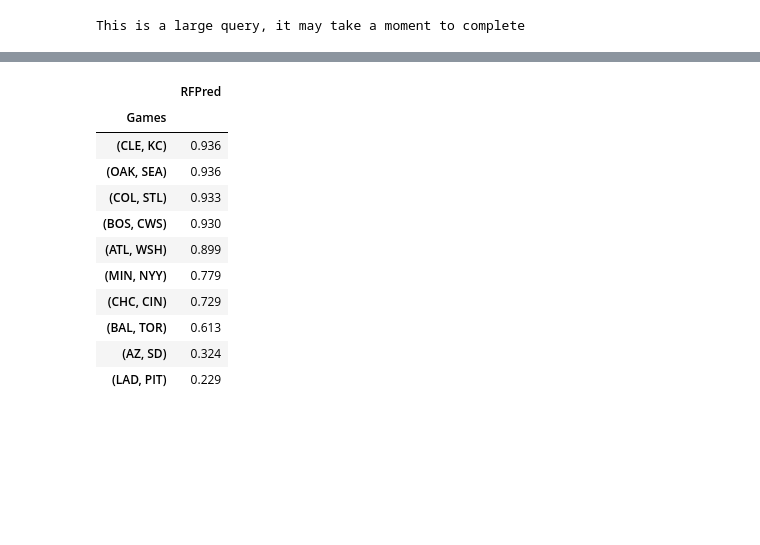
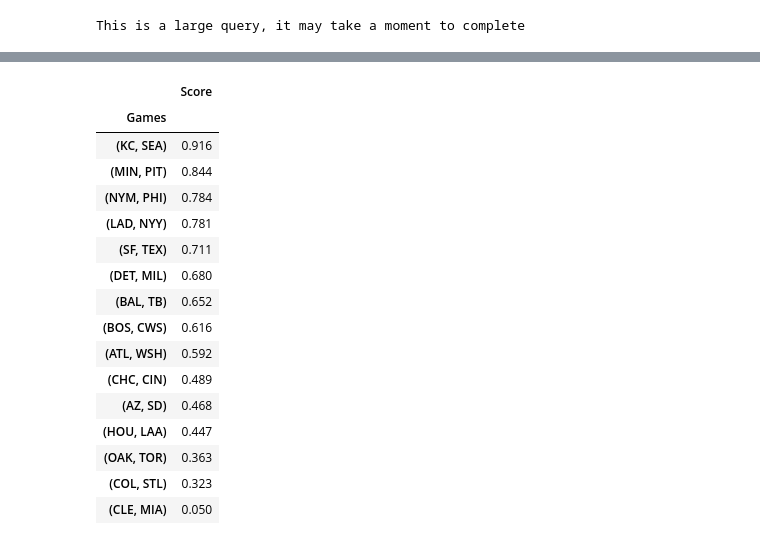
Before and after one commit to Cbkaplinger/Random-Projects, a Jupyter notebook: MLB/NRFI.ipynb, the cells around one changed output, grey strips where cells are left out. Drawn from its saved outputs; the diff is of its cells as text; code cells hidden in the pictures; blank space fills up the shorter version.

Commit message:
Added Gradient Boosting and tuned the models

```diff
--- a/MLB/NRFI.ipynb
+++ b/MLB/NRFI.ipynb
@@ -551,6 +539,7 @@ TodaysData1
 # %%
-Train5 = Train4
-TodaysData2 = TodaysData1
+# Ensure Train5 and TodaysData2 are copies of Train4 and TodaysData1 respectively
+Train5 = Train4.copy()
+TodaysData2 = TodaysData1.copy()
 
 # Dictionary to store the label encoders
 label_encoders = {}
@@ -567,7 +556,7 @@ for col in non_numeric_columns_train:
     if col not in TodaysData2.columns:
         print(f"Warning: Column {col} from training data is not present in today's data.")
         # Adding the missing column with a default value
-        TodaysData2[col] = 1000
+        TodaysData2[col] = 536
 
 # Encode non-numeric columns in TodaysData1 using the same encoders
 non_numeric_columns_today = TodaysData2.select_dtypes(exclude=['float64', 'int64']).columns
@@ -580,7 +569,7 @@ for col in non_numeric_columns_today:
             if item in unique_values:
                 encoded_values.append(label_encoder.transform([item])[0])
             else:
-                encoded_values.append(1000)
+                encoded_values.append(536)  # Using 536 as a placeholder for unknown categories
         TodaysData2[col] = encoded_values
     else:
         print(f"Warning: Column {col} is not present in the training data.")
@@ -589,18 +578,26 @@ for col in non_numeric_columns_today:
         TodaysData2[col] = label_encoder.fit_transform(TodaysData2[col])
         label_encoders[col] = label_encoder
 # %%
-pbpFeatures = Train5.drop(columns = ["NRFI"]).values.reshape(-1, 16)
-pbpLabel = Train5["NRFI"].values.reshape(-1, 1)
-TodayFeatures = TodaysData2.drop(columns = ["NRFI"]).values.reshape(-1, 16)
+TrainFeatures = Train5.drop(columns = ["IP", "NRFI"]).values.reshape(-1, 16)
+TrainLabel = Train5["NRFI"].values.reshape(-1, 1)
+TodayFeatures = TodaysData2.drop(columns = ["IP", "NRFI"]).values.reshape(-1, 16)
 
-rf_regressor = RandomForestRegressor(n_estimators=175, max_leaf_nodes = 10, max_depth = 100)
-rf_regressor.fit(pbpFeatures, pbpLabel)
+rf_regressor = RandomForestRegressor(n_estimators=150, max_leaf_nodes = 30, max_depth = 5)
+rf_regressor.fit(TrainFeatures, TrainLabel)
 RFpred = rf_regressor.predict(TodayFeatures)
 
 TodaysData2["RFPred"] = RFpred
+# %%
+gb_regressor = GradientBoostingRegressor(n_estimators=175, min_samples_leaf = 2, max_depth=3, max_features='log2', learning_rate=0.05)
+gb_regressor.fit(TrainFeatures, TrainLabel)
+GBpred = gb_regressor.predict(TodayFeatures)
+
+TodaysData2["GBPred"] = GBpred
 # %%
 for col in non_numeric_columns_today:
     if col in label_encoders:
         label_encoder = label_encoders[col]
-        # Handling default value of 1000
-        TodaysData2[col] = TodaysData2[col].apply(lambda x: label_encoder.inverse_transform([x])[0] if x != 1000 else np.nan)
+        # Handling default value of 536
+        TodaysData2[col] = TodaysData2[col].apply(lambda x: label_encoder.inverse_transform([x])[0] if x != 536 else np.nan)
+
+TodaysData2["SP"].fillna(TodaysData1["SP"], inplace = True)
@@ -607,24 +628,28 @@ for col in non_numeric_columns_today:
 # %%
-TodaysData3 = TodaysData2.groupby(["RoadTeam", "HomeTeam"])['RFPred'].prod().reset_index().round(3)
+TodaysData3 = TodaysData2.groupby(["RoadTeam", "HomeTeam"])[['RFPred', "GBPred"]].prod().reset_index()
 
 TodaysData3['Games'] = TodaysData3.apply(lambda x: tuple(sorted([x['RoadTeam'], x['HomeTeam']])), axis=1)
-TodaysData4 = TodaysData3.groupby("Games").agg(
-    RFPred=("RFPred", "sum")).sort_values("RFPred", ascending = False)
-
+TodaysData3['Score'] = TodaysData3[['RFPred', 'GBPred']].mean(axis=1)
+TodaysData4 = TodaysData3.set_index("Games").drop(columns = ["RoadTeam", "HomeTeam"]).sort_values("Score", ascending = False).drop(columns = ["RFPred", "GBPred"]).round(3)
 TodaysData4
 # %% [output]
-|  | RFPred |
+|  | Score |
 | Games |  |
-| (CLE, KC) | 0.936 |
-| (OAK, SEA) | 0.936 |
-| (COL, STL) | 0.933 |
-| (BOS, CWS) | 0.930 |
-| (ATL, WSH) | 0.899 |
-| (MIN, NYY) | 0.779 |
-| (CHC, CIN) | 0.729 |
-| (BAL, TOR) | 0.613 |
-| (AZ, SD) | 0.324 |
-| (LAD, PIT) | 0.229 |
+| (KC, SEA) | 0.916 |
+| (MIN, PIT) | 0.844 |
+| (NYM, PHI) | 0.784 |
+| (LAD, NYY) | 0.781 |
+| (SF, TEX) | 0.711 |
+| (DET, MIL) | 0.680 |
+| (BAL, TB) | 0.652 |
+| (BOS, CWS) | 0.616 |
+| (ATL, WSH) | 0.592 |
+| (CHC, CIN) | 0.489 |
+| (AZ, SD) | 0.468 |
+| (HOU, LAA) | 0.447 |
+| (OAK, TOR) | 0.363 |
+| (COL, STL) | 0.323 |
+| (CLE, MIA) | 0.050 |
 # %%
 excel_file = 'todays_data.xlsx'
 
```
Also changed, not shown: parts of 10 cells of this notebook, 4 other files.
